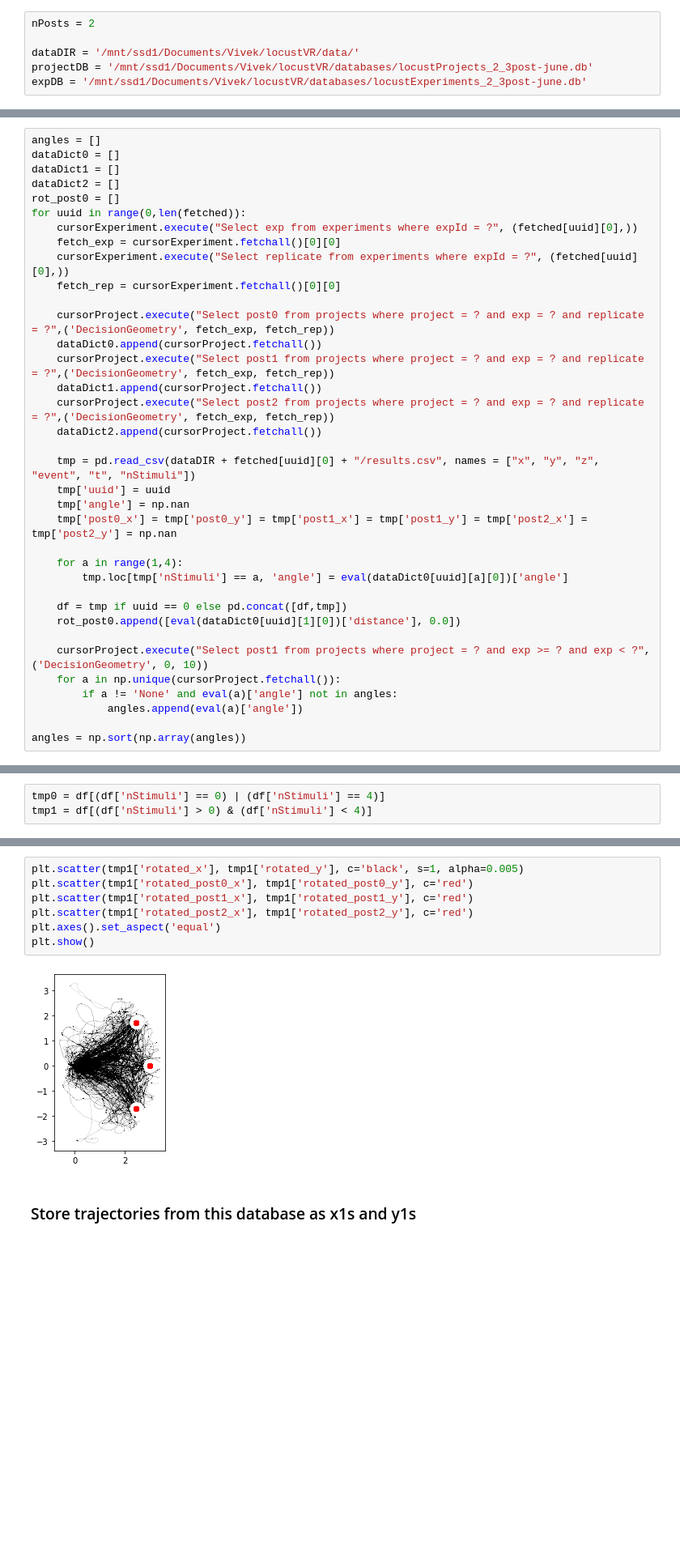
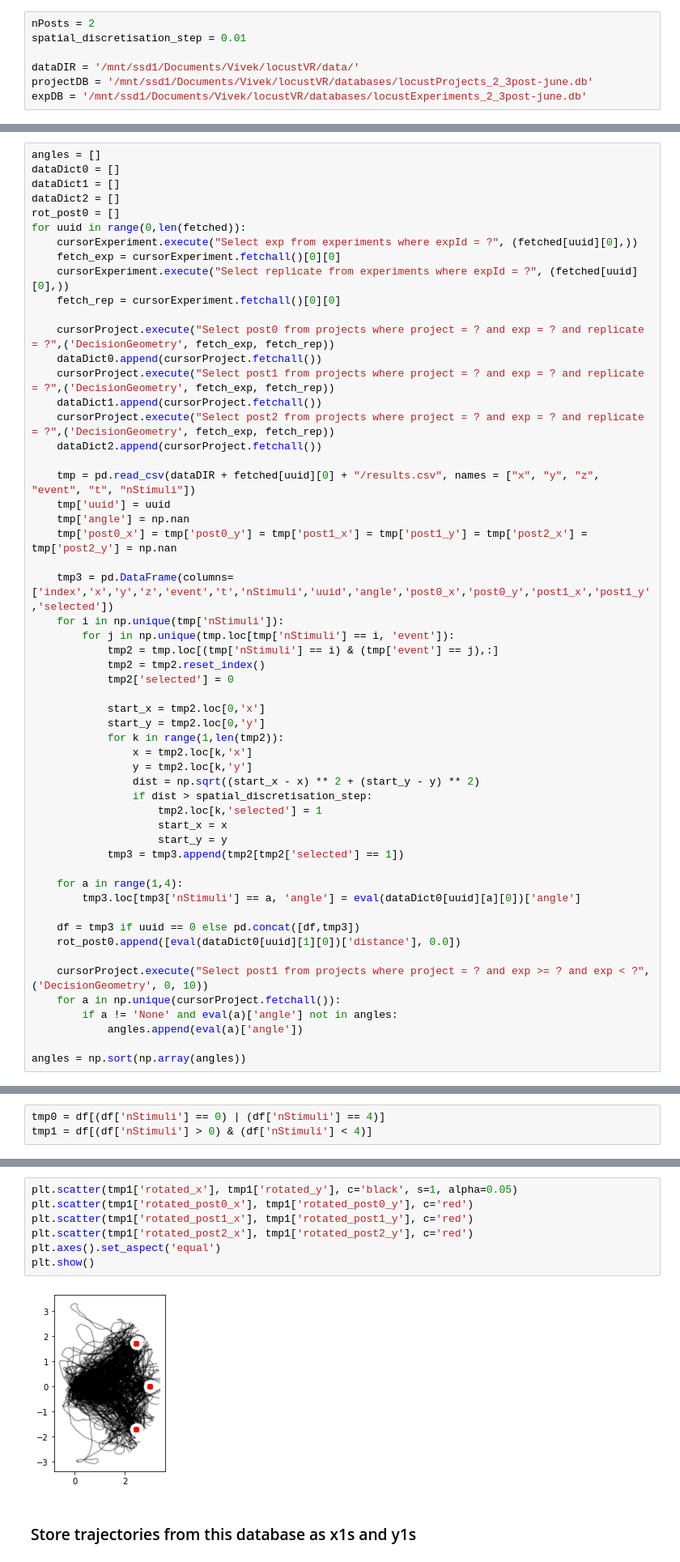
Before and after one commit to bianca-schell/locustVR, a Jupyter notebook: locust_plots-june.ipynb, the cells around one changed output, grey strips where cells are left out. Shown at 81% size. Cells and saved outputs as stored; diff of their text form; blank space fills up the shorter version.

```diff
--- a/locust_plots-june.ipynb
+++ b/locust_plots-june.ipynb
@@ -14,6 +14,7 @@ from sklearn.mixture import GaussianMixture
 from scipy.stats import norm
 # %%
 nPosts = 2
+spatial_discretisation_step = 0.01
 
 dataDIR = '/mnt/ssd1/Documents/Vivek/locustVR/data/'
 projectDB = '/mnt/ssd1/Documents/Vivek/locustVR/databases/locustProjects_2_3post-june.db'
@@ -66,10 +67,29 @@ for uuid in range(0,len(fetched)):
     tmp['angle'] = np.nan
     tmp['post0_x'] = tmp['post0_y'] = tmp['post1_x'] = tmp['post1_y'] = tmp['post2_x'] = tmp['post2_y'] = np.nan
 
+    tmp3 = pd.DataFrame(columns=['index','x','y','z','event','t','nStimuli','uuid','angle','post0_x','post0_y','post1_x','post1_y','selected'])
+    for i in np.unique(tmp['nStimuli']):
+        for j in np.unique(tmp.loc[tmp['nStimuli'] == i, 'event']):
+            tmp2 = tmp.loc[(tmp['nStimuli'] == i) & (tmp['event'] == j),:]
+            tmp2 = tmp2.reset_index()
+            tmp2['selected'] = 0
+
+            start_x = tmp2.loc[0,'x']
+            start_y = tmp2.loc[0,'y']
+            for k in range(1,len(tmp2)):
+                x = tmp2.loc[k,'x']
+                y = tmp2.loc[k,'y']
+                dist = np.sqrt((start_x - x) ** 2 + (start_y - y) ** 2)
+                if dist > spatial_discretisation_step:
+                    tmp2.loc[k,'selected'] = 1
+                    start_x = x
+                    start_y = y
+            tmp3 = tmp3.append(tmp2[tmp2['selected'] == 1])
+
     for a in range(1,4):
-        tmp.loc[tmp['nStimuli'] == a, 'angle'] = eval(dataDict0[uuid][a][0])['angle']
+        tmp3.loc[tmp3['nStimuli'] == a, 'angle'] = eval(dataDict0[uuid][a][0])['angle']
 
-    df = tmp if uuid == 0 else pd.concat([df,tmp])
+    df = tmp3 if uuid == 0 else pd.concat([df,tmp3])
     rot_post0.append([eval(dataDict0[uuid][1][0])['distance'], 0.0])
 
     cursorProject.execute("Select post1 from projects where project = ? and exp >= ? and exp < ?",('DecisionGeometry', 0, 10))
@@ -161,12 +189,12 @@ plt.show()
 # %%
-plt.scatter(tmp1['rotated_x'], tmp1['rotated_y'], c='black', s=1, alpha=0.005)
+plt.scatter(tmp1['rotated_x'], tmp1['rotated_y'], c='black', s=1, alpha=0.05)
 plt.scatter(tmp1['rotated_post0_x'], tmp1['rotated_post0_y'], c='red')
 plt.scatter(tmp1['rotated_post1_x'], tmp1['rotated_post1_y'], c='red')
 plt.scatter(tmp1['rotated_post2_x'], tmp1['rotated_post2_y'], c='red')
 plt.axes().set_aspect('equal')
 plt.show()
 # %% [output]
-[figure, old version]
+[figure, new version]
 # %% [markdown]
 ### Store trajectories from this database as x1s and y1s
 # %%
```
Also changed, not shown: parts of 13 cells of this notebook, 12 other files.
